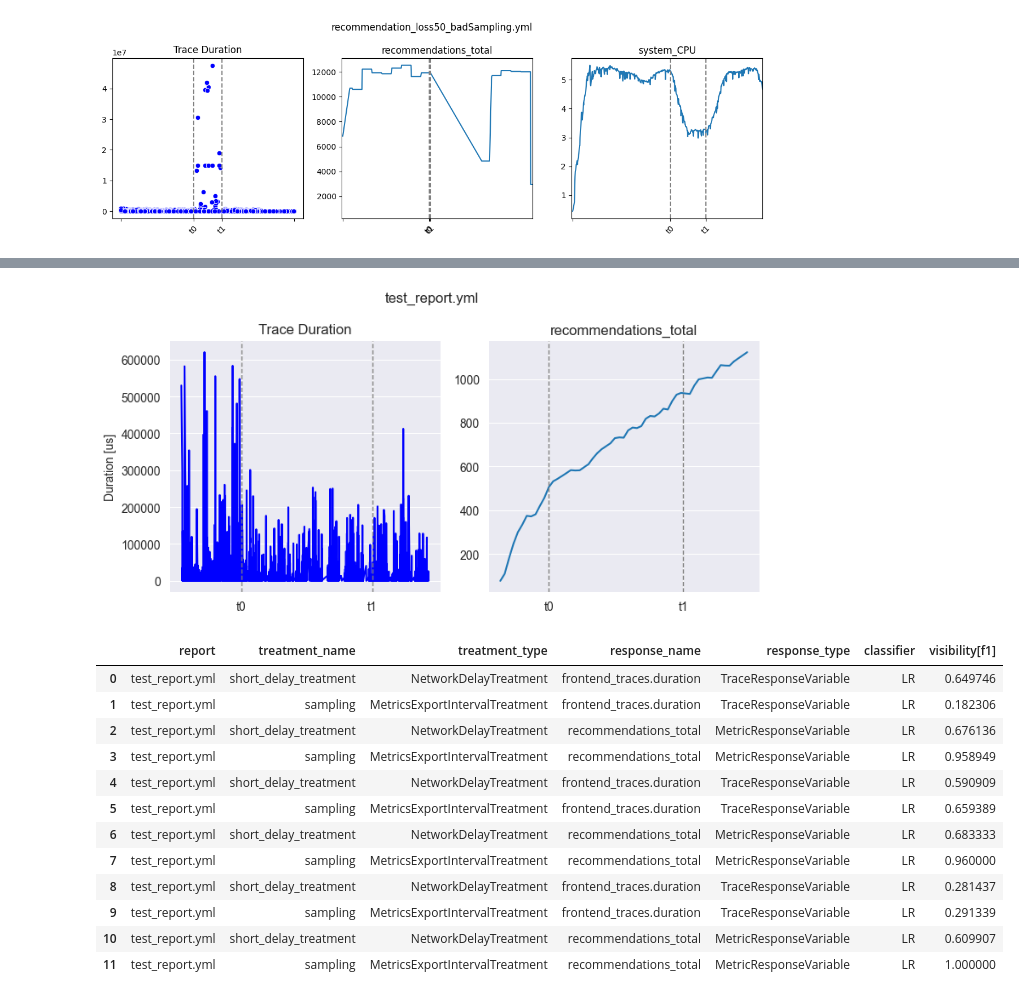
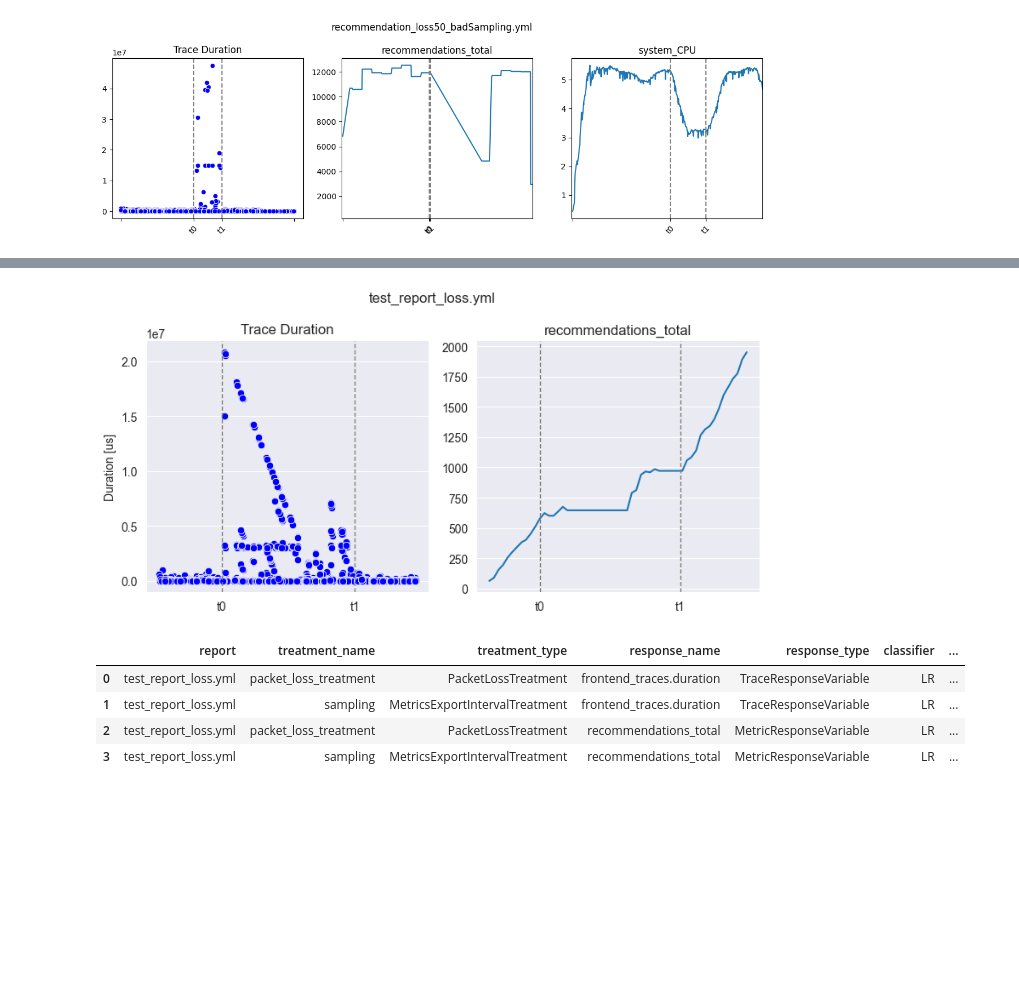
Before and after one commit to borissedlak/oxn, a Jupyter notebook: Plots.ipynb, the cells around one changed output, grey strips where cells are left out. Saved outputs shown, nothing was run; the diff lists cells and outputs as text; code cells hidden in the pictures; blank space fills up the shorter version.

```diff
--- a/Plots.ipynb
+++ b/Plots.ipynb
@@ -112,7 +112,7 @@ for name,keys in experiments.items():
 from gevent import monkey
 monkey.patch_all()
 from evaluation import Report
-report = Report.from_file("test_report.yml")
+report = Report.from_file("test_report_loss.yml")
 # %%
 # list all interactions
 interactions = report.interactions
@@ -166,22 +148,15 @@ model.plot_precision_recall_curve()
 # display multiple interactions in a grid
 report.plot_interaction_grid(interactions=[0, 2], rows=1, cols=2)
 # %% [output]
-[figure, old version]
+[figure, new version]
 # %%
 # return visibility scores for all interactions as a dataframe
-visibility = report.get_visibility_df(use_traces=True, folds=2)
+# note that sampling treatment is active during the entire experiment (i.e. no non-labels)
+visibility = report.get_visibility_df(use_traces=True, folds=2, score="accuracy")
 visibility
 # %% [output]
-|  | report | treatment_name | treatment_type | response_name | response_type | classifier | visibility[f1] |
-| 0 | test_report.yml | short_delay_treatment | NetworkDelayTreatment | frontend_traces.duration | TraceResponseVariable | LR | 0.649746 |
-| 1 | test_report.yml | sampling | MetricsExportIntervalTreatment | frontend_traces.duration | TraceResponseVariable | LR | 0.182306 |
-| 2 | test_report.yml | short_delay_treatment | NetworkDelayTreatment | recommendations_total | MetricResponseVariable | LR | 0.676136 |
-| 3 | test_report.yml | sampling | MetricsExportIntervalTreatment | recommendations_total | MetricResponseVariable | LR | 0.958949 |
-| 4 | test_report.yml | short_delay_treatment | NetworkDelayTreatment | frontend_traces.duration | TraceResponseVariable | LR | 0.590909 |
-| 5 | test_report.yml | sampling | MetricsExportIntervalTreatment | frontend_traces.duration | TraceResponseVariable | LR | 0.659389 |
-| 6 | test_report.yml | short_delay_treatment | NetworkDelayTreatment | recommendations_total | MetricResponseVariable | LR | 0.683333 |
-| 7 | test_report.yml | sampling | MetricsExportIntervalTreatment | recommendations_total | MetricResponseVariable | LR | 0.960000 |
-| 8 | test_report.yml | short_delay_treatment | NetworkDelayTreatment | frontend_traces.duration | TraceResponseVariable | LR | 0.281437 |
-| 9 | test_report.yml | sampling | MetricsExportIntervalTreatment | frontend_traces.duration | TraceResponseVariable | LR | 0.291339 |
-| 10 | test_report.yml | short_delay_treatment | NetworkDelayTreatment | recommendations_total | MetricResponseVariable | LR | 0.609907 |
-| 11 | test_report.yml | sampling | MetricsExportIntervalTreatment | recommendations_total | MetricResponseVariable | LR | 1.000000 |
+|  | report | treatment_name | treatment_type | response_name | response_type | classifier | ... |
+| 0 | test_report_loss.yml | packet_loss_treatment | PacketLossTreatment | frontend_traces.duration | TraceResponseVariable | LR | ... |
+| 1 | test_report_loss.yml | sampling | MetricsExportIntervalTreatment | frontend_traces.duration | TraceResponseVariable | LR | ... |
+| 2 | test_report_loss.yml | packet_loss_treatment | PacketLossTreatment | recommendations_total | MetricResponseVariable | LR | ... |
+| 3 | test_report_loss.yml | sampling | MetricsExportIntervalTreatment | recommendations_total | MetricResponseVariable | LR | ... |
```
Also changed, not shown: parts of 7 cells of this notebook, 1 other file.
